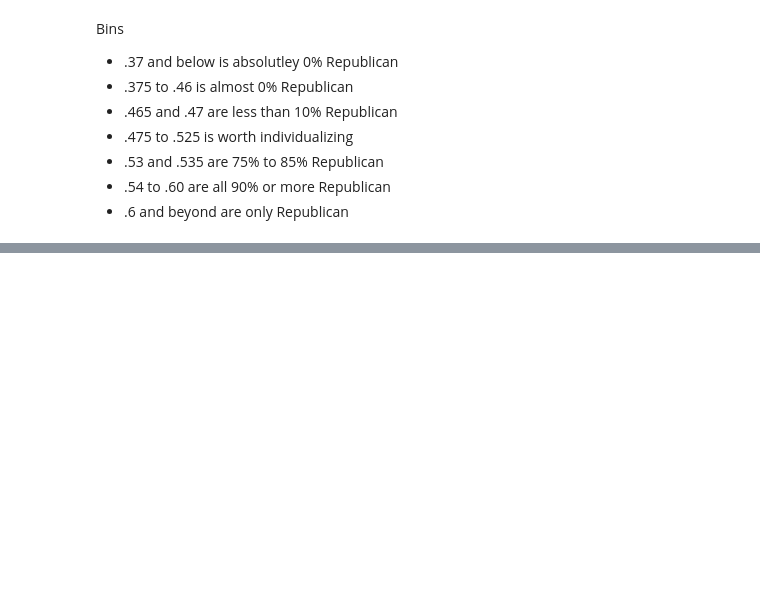
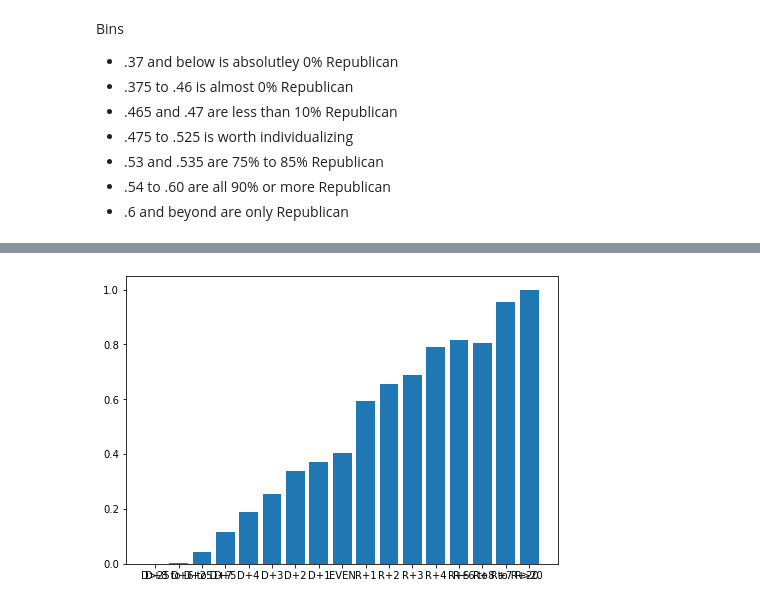
Before and after one commit to xadomatis/redistricting_project, a Jupyter notebook: processing/predictive_pvi.ipynb, the cells around one changed output, grey strips where cells are left out. Saved outputs shown, nothing was run; the diff lists cells and outputs as text; code cells hidden in the pictures; blank space fills up the shorter version.

```diff
--- a/processing/predictive_pvi.ipynb
+++ b/processing/predictive_pvi.ipynb
@@ -144,0 +145,12 @@ sort
+# %%
+sort["bin"] = pd.Categorical(sort["bin"], ["D>25","D+8 to D+25","D+6 to D+7","D+5","D+4","D+3","D+2","D+1",
+                                          "EVEN","R+1","R+2","R+3","R+4","R+5","R+6 to R+7","R+8 to R+20","R>20"])
+sort = sort.sort_values("bin")
+# %%
+import matplotlib.pyplot as plt
+fig = plt.figure()
+ax = fig.add_axes([0,0,1,1])
+ax.bar(sort.bin,sort.is_GOP)
+plt.show()
+# %% [output]
+[figure, added]
```
Also changed, not shown: parts of 6 cells of this notebook.
